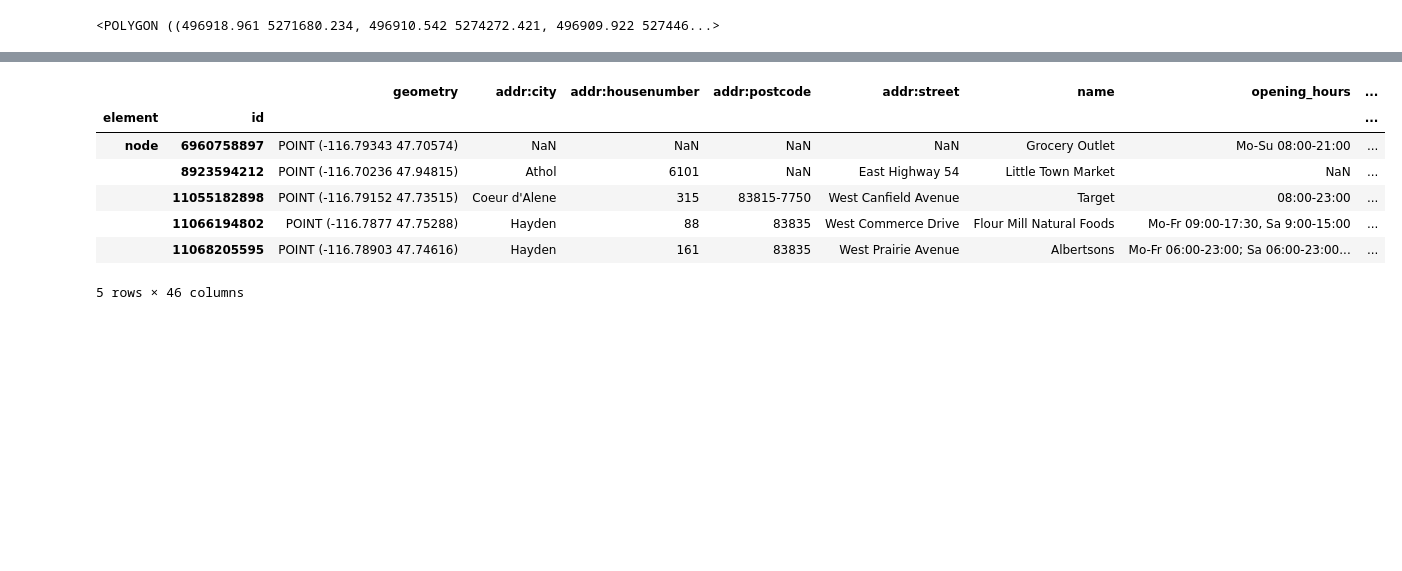
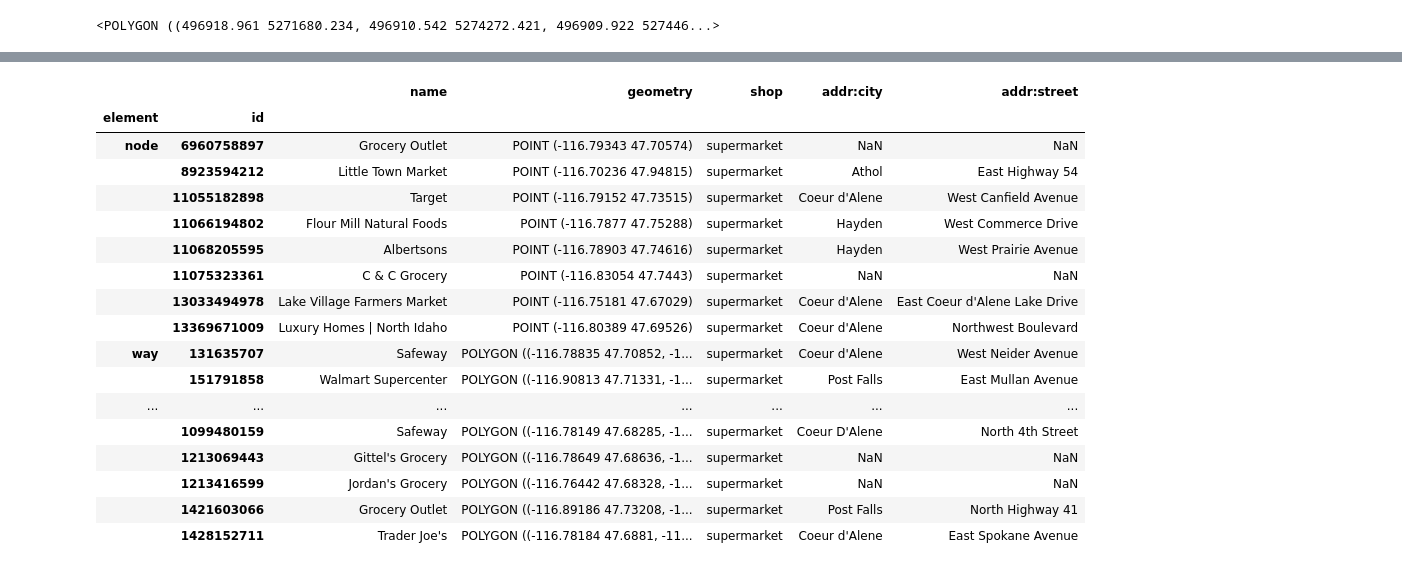
Before and after one commit to wuwu2099/grocery-access-analysis, a Jupyter notebook: notebooks/02_get_grocery_stores.ipynb, the cells around one changed output, grey strips where cells are left out. Drawn from its saved outputs; the diff is of its cells as text; code cells hidden in the pictures; blank space fills up the shorter version.

```diff
--- a/notebooks/02_get_grocery_stores.ipynb
+++ b/notebooks/02_get_grocery_stores.ipynb
@@ -35,12 +57,22 @@ stores = ox.features_from_polygon(
 # %%
-stores.head()
+stores[["name", "geometry", "shop", "addr:city", "addr:street"]]
 # %% [output]
-|  |  | geometry | addr:city | addr:housenumber | addr:postcode | addr:street | name | opening_hours | ... |
-| element | id |  |  |  |  |  |  |  | ... |
-| node | 6960758897 | POINT (-116.79343 47.70574) | NaN | NaN | NaN | NaN | Grocery Outlet | Mo-Su 08:00-21:00 | ... |
-|  | 8923594212 | POINT (-116.70236 47.94815) | Athol | 6101 | NaN | East Highway 54 | Little Town Market | NaN | ... |
-|  | 11055182898 | POINT (-116.79152 47.73515) | Coeur d'Alene | 315 | 83815-7750 | West Canfield Avenue | Target | 08:00-23:00 | ... |
-|  | 11066194802 | POINT (-116.7877 47.75288) | Hayden | 88 | 83835 | West Commerce Drive | Flour Mill Natural Foods | Mo-Fr 09:00-17:30, Sa 9:00-15:00 | ... |
-|  | 11068205595 | POINT (-116.78903 47.74616) | Hayden | 161 | 83835 | West Prairie Avenue | Albertsons | Mo-Fr 06:00-23:00; Sa 06:00-23:00... | ... |
+|  |  | name | geometry | shop | addr:city | addr:street |
+| element | id |  |  |  |  |  |
+| node | 6960758897 | Grocery Outlet | POINT (-116.79343 47.70574) | supermarket | NaN | NaN |
+|  | 8923594212 | Little Town Market | POINT (-116.70236 47.94815) | supermarket | Athol | East Highway 54 |
+|  | 11055182898 | Target | POINT (-116.79152 47.73515) | supermarket | Coeur d'Alene | West Canfield Avenue |
+|  | 11066194802 | Flour Mill Natural Foods | POINT (-116.7877 47.75288) | supermarket | Hayden | West Commerce Drive |
+|  | 11068205595 | Albertsons | POINT (-116.78903 47.74616) | supermarket | Hayden | West Prairie Avenue |
+|  | 11075323361 | C & C Grocery | POINT (-116.83054 47.7443) | supermarket | NaN | NaN |
+|  | 13033494978 | Lake Village Farmers Market | POINT (-116.75181 47.67029) | supermarket | Coeur d'Alene | East Coeur d'Alene Lake Drive |
+|  | 13369671009 | Luxury Homes | North Idaho | POINT (-116.80389 47.69526) | supermarket | Coeur d'Alene | Northwest Boulevard |
+| way | 131635707 | Safeway | POLYGON ((-116.78835 47.70852, -1... | supermarket | Coeur d'Alene | West Neider Avenue |
+|  | 151791858 | Walmart Supercenter | POLYGON ((-116.90813 47.71331, -1... | supermarket | Post Falls | East Mullan Avenue |
+| ... | ... | ... | ... | ... | ... | ... |
+|  | 1099480159 | Safeway | POLYGON ((-116.78149 47.68285, -1... | supermarket | Coeur D'Alene | North 4th Street |
+|  | 1213069443 | Gittel's Grocery | POLYGON ((-116.78649 47.68636, -1... | supermarket | NaN | NaN |
+|  | 1213416599 | Jordan's Grocery | POLYGON ((-116.76442 47.68328, -1... | supermarket | NaN | NaN |
+|  | 1421603066 | Grocery Outlet | POLYGON ((-116.89186 47.73208, -1... | supermarket | Post Falls | North Highway 41 |
+|  | 1428152711 | Trader Joe's | POLYGON ((-116.78184 47.6881, -11... | supermarket | Coeur d'Alene | East Spokane Avenue |
-5 rows × 46 columns
 # %%
```
Also changed, not shown: parts of 13 cells of this notebook, 1 other file.
